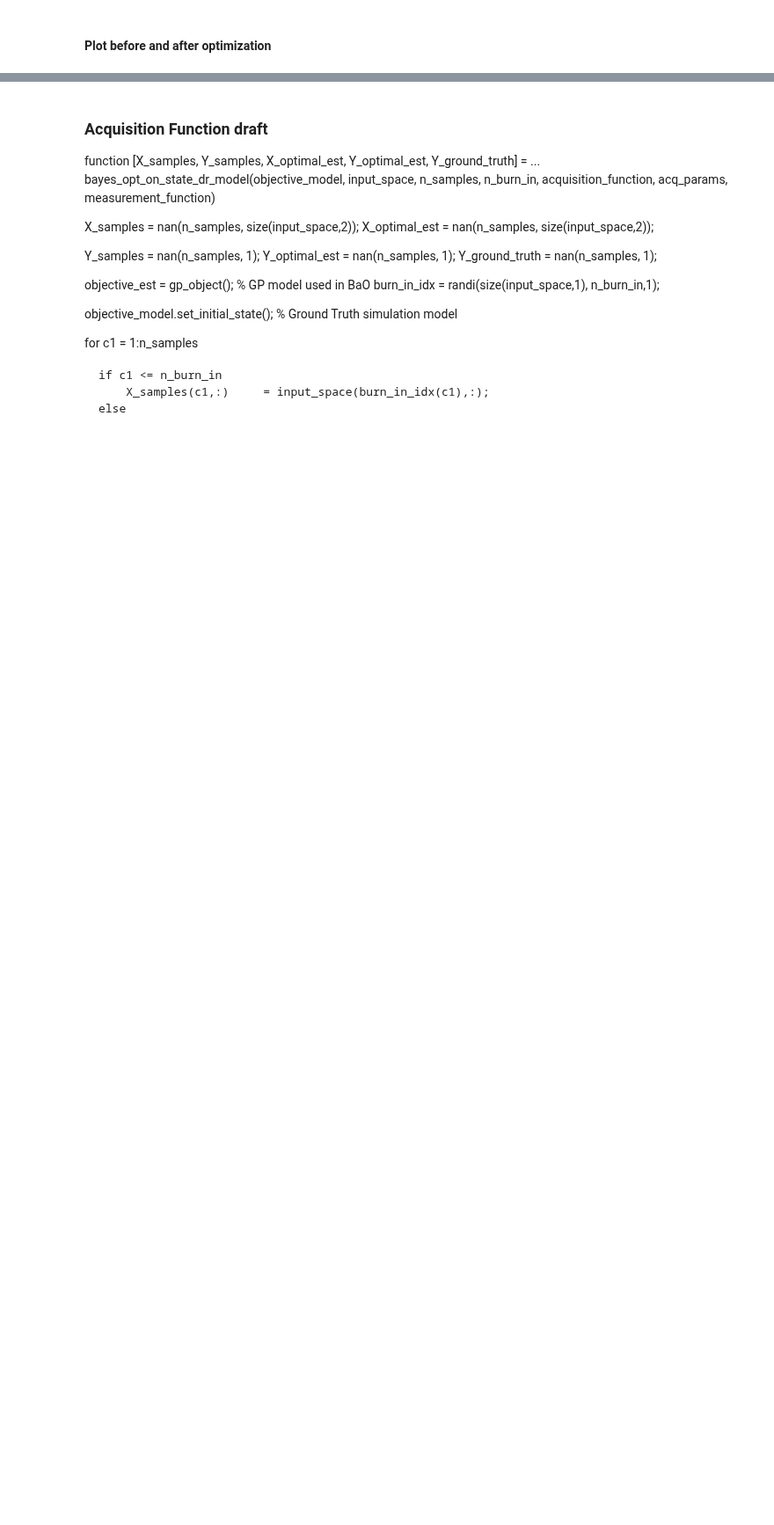
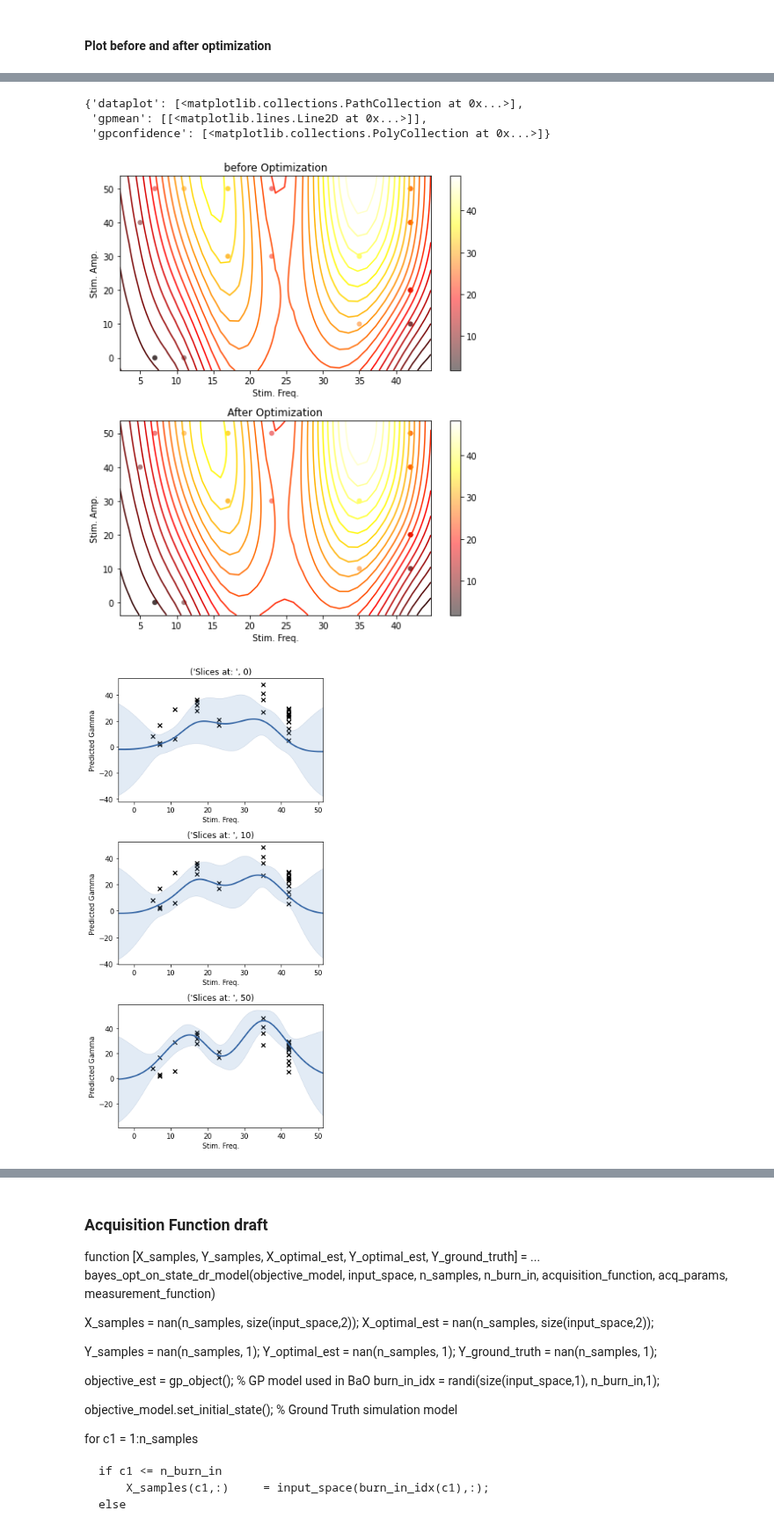
Before and after one commit to Simurgh818/NeuroGaussianProcess, a Jupyter notebook: Static_BaO.ipynb, the cells around one changed output, grey strips where cells are left out. Shown at 88% size. Saved outputs shown, nothing was run; the diff lists cells and outputs as text; code cells hidden in the pictures; blank space fills up the shorter version.

Commit message:
troubleshooting model retraining.

```diff
--- a/Static_BaO.ipynb
+++ b/Static_BaO.ipynb
@@ -362,0 +383,12 @@ print('sum postStim gamma are: \n', X1_next, '\n', np.shape(X1_next))
+# %%
+# From sample #20next_idx_to_optimize, pick 20 samples in U1, X0 and X1 such that the freq = 42
+next_idx_to_optimize = []
+
+for idx in range(n_samples, np.shape(U1)[0]):
+    if U1.loc[idx,'Stim_1']==freq_choices[next_freq_idx]:
+        # print(idx)
+        next_idx_to_optimize.append(idx)
+        if np.size(next_idx_to_optimize)>n_samples:
+            break
+
+print(next_idx_to_optimize)
@@ -362,0 +397,6 @@ print('sum postStim gamma are: \n', X1_next, '\n', np.shape(X1_next))
+# %%
+U1_next = U1.loc[next_idx_to_optimize,:]
+X0_psd_next = X0_psd.loc[next_idx_to_optimize]
+X1_next = X1[next_idx_to_optimize,:]
+print('Sum preStim gamma are: \n', X0_psd_next, '\n','freq and amplitude used are: \n', U1_next)
+print('sum postStim gamma are: \n', X1_next, '\n', np.shape(X1_next))
@@ -380,0 +423,8 @@ X0_psd_combo.head()
+# %%
+# Combine initial samples with next samples
+U1_combo = pd.concat([U1_init,U1_next])
+X0_psd_combo = pd.concat([X0_psd_init, X0_psd_next])
+X1_combo = np.append(X1_init, X1_next, axis=0)
+
+print(np.shape(X1_combo))
+print(U1_combo, '\n', X0_psd_combo.head(), '\n', X1_combo[0:4])
@@ -380,0 +449,8 @@ X0_psd_combo.head()
+# %%
+U1_combo.reset_index()
+U1_combo=U1_combo[['Stim_1', 'Stim_2']]
+U1_combo.head()
+
+X0_psd_combo.reset_index()
+X0_psd_combo= X0_psd_combo[['sum_preStim_gamma']]
+X0_psd_combo.head()
@@ -380,0 +464,3 @@ X0_psd_combo.head()
+# %%
+x_BaO, y_BaO, trained_model_BaO =model.initialize_data_dr_sim(U1_combo, X0_psd_combo, X1_combo, ker_BaO, slice_dim, ylabel)
+# %% [output]
@@ -381 +480,6 @@ X0_psd_combo.head()
+{'dataplot': [<matplotlib.collections.PathCollection at 0x...>],
+ 'gpmean': [[<matplotlib.lines.Line2D at 0x...>]],
+ 'gpconfidence': [<matplotlib.collections.PolyCollection at 0x...>]}
+[figure, added]
+[figure, added]
 # %%
```
Also changed, not shown: parts of 22 cells of this notebook.
